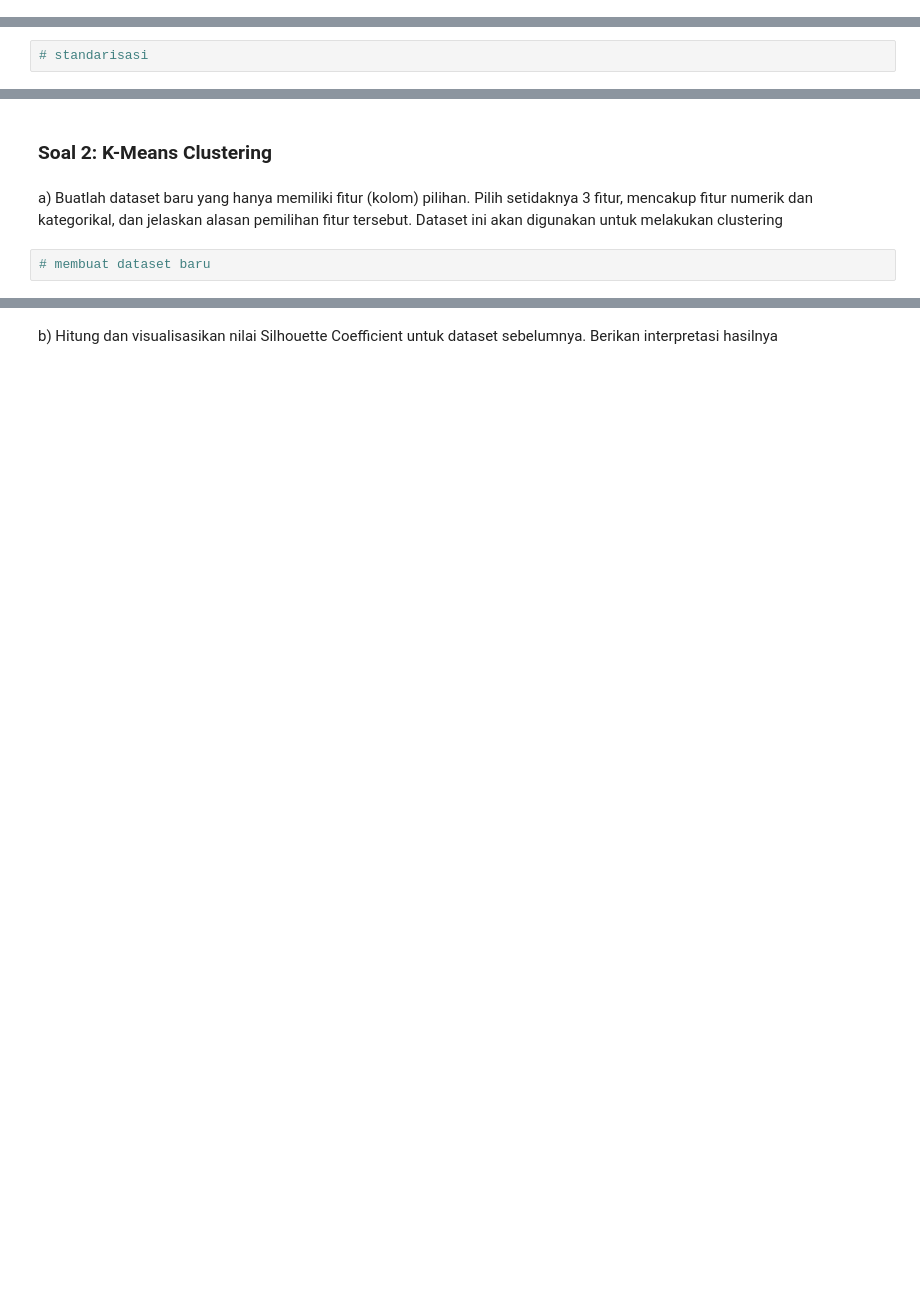
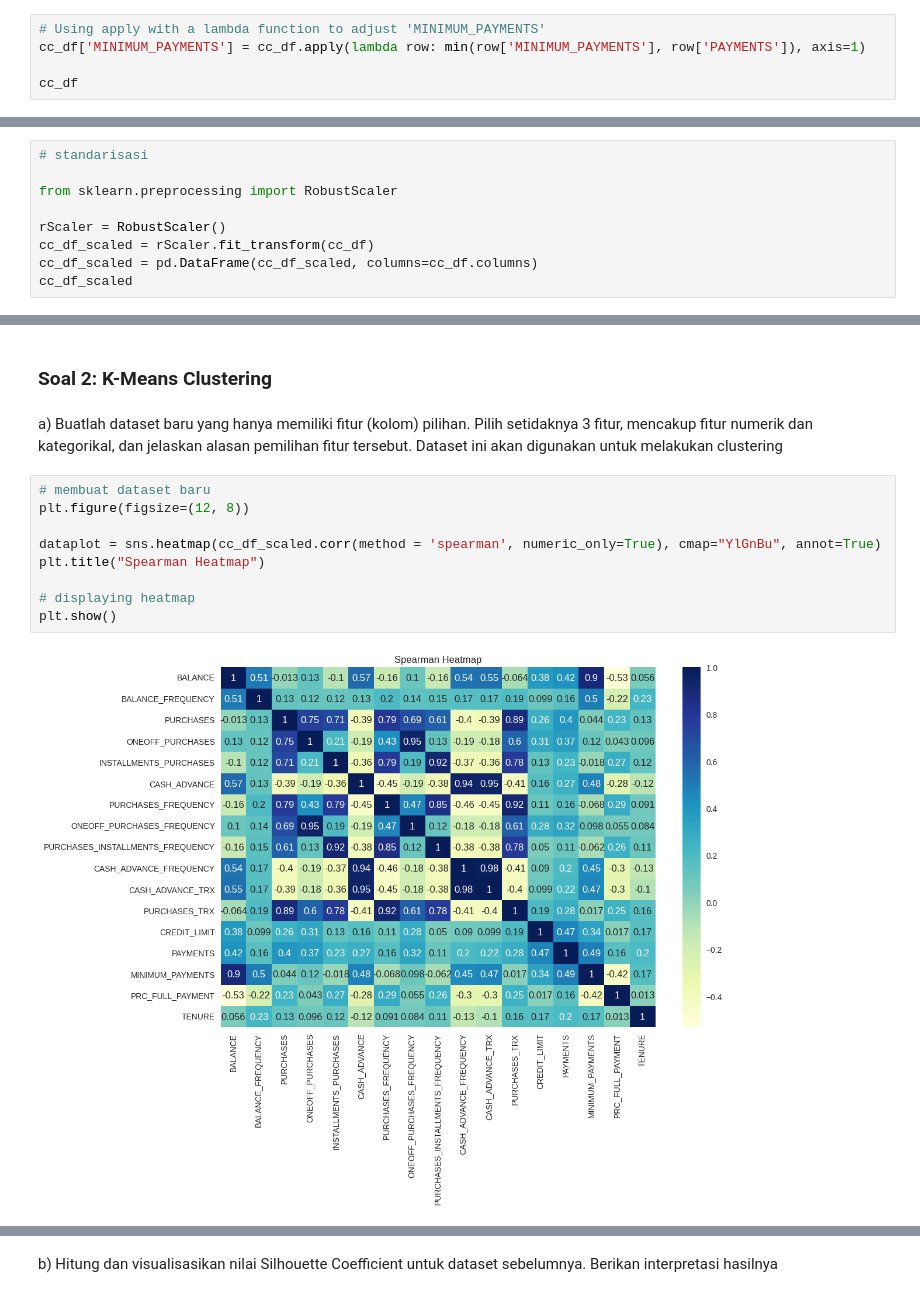
Before and after one commit to farrelayman09/lab-kasdad-8, a Jupyter notebook: Soal Lab 8.ipynb, the cells around one changed output, grey strips where cells are left out. Saved outputs shown, nothing was run; the diff lists cells and outputs as text; blank space fills up the shorter version.

```diff
--- a/Soal Lab 8.ipynb
+++ b/Soal Lab 8.ipynb
@@ -428,0 +604,5 @@ b) Jelaskan metode standarisasi yang dipilih beserta alasan (dan referensinya ji
+# %%
+# Using apply with a lambda function to adjust 'MINIMUM_PAYMENTS'
+cc_df['MINIMUM_PAYMENTS'] = cc_df.apply(lambda row: min(row['MINIMUM_PAYMENTS'], row['PAYMENTS']), axis=1)
+
+cc_df
@@ -429,2 +623,9 @@ b) Jelaskan metode standarisasi yang dipilih beserta alasan (dan referensinya ji
 # %%
 # standarisasi
+
+from sklearn.preprocessing import RobustScaler
+
+rScaler = RobustScaler()
+cc_df_scaled = rScaler.fit_transform(cc_df)
+cc_df_scaled = pd.DataFrame(cc_df_scaled, columns=cc_df.columns)
+cc_df_scaled
@@ -438,3 +656,12 @@ b) Jelaskan metode standarisasi yang dipilih beserta alasan (dan referensinya ji
 a) Buatlah dataset baru yang hanya memiliki fitur (kolom) pilihan. Pilih setidaknya 3 fitur, mencakup fitur numerik dan kategorikal, dan jelaskan alasan pemilihan fitur tersebut. Dataset ini akan digunakan untuk melakukan clustering
 # %%
 # membuat dataset baru
+plt.figure(figsize=(12, 8))
+
+dataplot = sns.heatmap(cc_df_scaled.corr(method = 'spearman', numeric_only=True), cmap="YlGnBu", annot=True)
+plt.title("Spearman Heatmap")
+
+# displaying heatmap
+plt.show()
+# %% [output]
+[figure, added]
```
Also changed, not shown: parts of 44 cells of this notebook.
